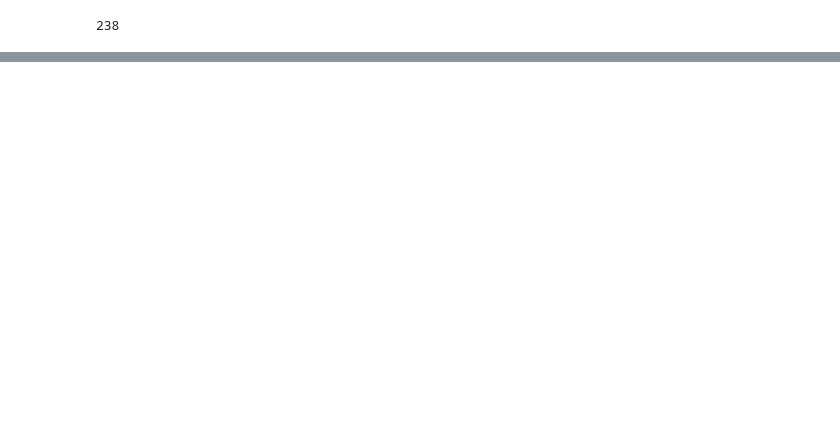
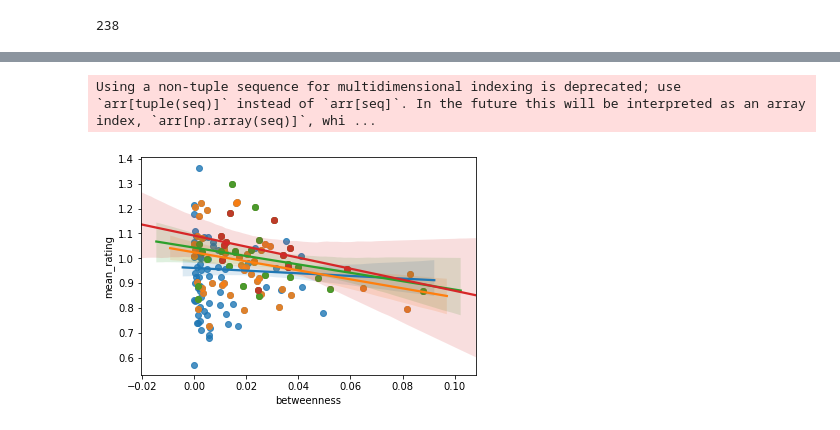
Before and after one commit to filipefborba/GamersNetwork, a Jupyter notebook: GamersNetwork.ipynb, the cells around one changed output, grey strips where cells are left out. Cells and saved outputs as stored; diff of their text form; code cells hidden in the pictures; blank space fills up the shorter version.

```diff
--- a/GamersNetwork.ipynb
+++ b/GamersNetwork.ipynb
@@ -84,11 +97,0 @@ df.sort_values(by=['camps_played'], ascending=False)
-# %%
-bet = []
-clo = []
-for i in range(9):
-    df2 = df[df['camps_played'] >= i]
-    bet.append(df2["betweenness"].corr(df2["mean_rating"]))
-    clo.append(df2["closeness"].corr(df2["mean_rating"]))
-
-print(bet)
-print(" ")
-print(clo)
@@ -106,0 +114,26 @@ df["closeness"].corr(df["mean_rating"])
+# %%
+bet = []
+b_p = []
+clo = []
+c_p = []
+ind = []
+deg = []
+d_p = []
+for i in range(2, 10, 2):
+    df2 = df[df['camps_played'] >= i]
+    _, _, _, b_p_value, _ = scipy.stats.linregress(df2["betweenness"], df2["mean_rating"])
+    _, _, _, c_p_value, _ = scipy.stats.linregress(df2["closeness"], df2["mean_rating"])
+    _, _, _, d_p_value, _ = scipy.stats.linregress(df2["degree"], df2["mean_rating"])
+
+    bet.append(df2["betweenness"].corr(df2["mean_rating"]))
+    clo.append(df2["closeness"].corr(df2["mean_rating"]))
+    deg.append(df2["degree"].corr(df2["mean_rating"]))
+
+    b_p.append(round(b_p_value,4))
+    c_p.append(round(c_p_value,4))
+    d_p.append(round(d_p_value,4))
+    ind.append(i)
+    sns.regplot(x="betweenness", y="mean_rating", data=df2);
+# %% [output]
+Using a non-tuple sequence for multidimensional indexing is deprecated; use `arr[tuple(seq)]` instead of `arr[seq]`. In the future this will be interpreted as an array index, `arr[np.array(seq)]`, whi ...
+[figure, added]
```
Also changed, not shown: parts of 17 cells of this notebook, 1 other file.
